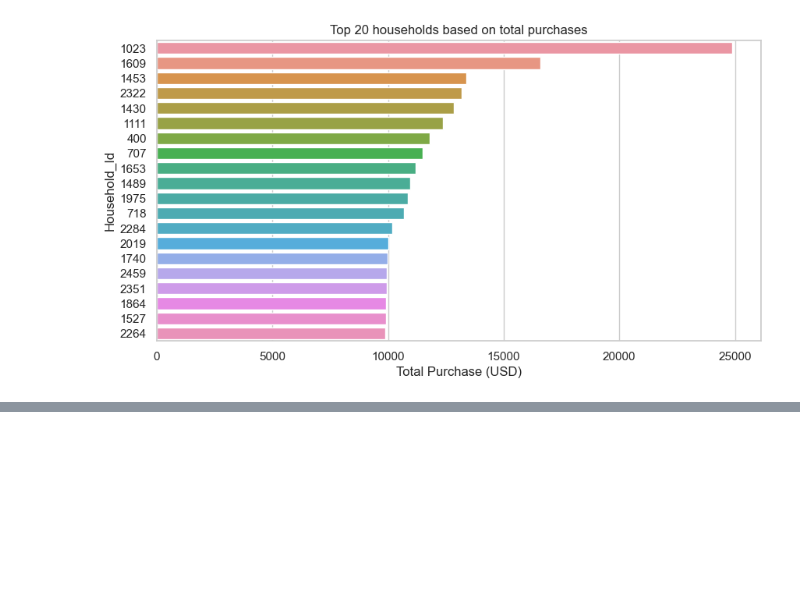
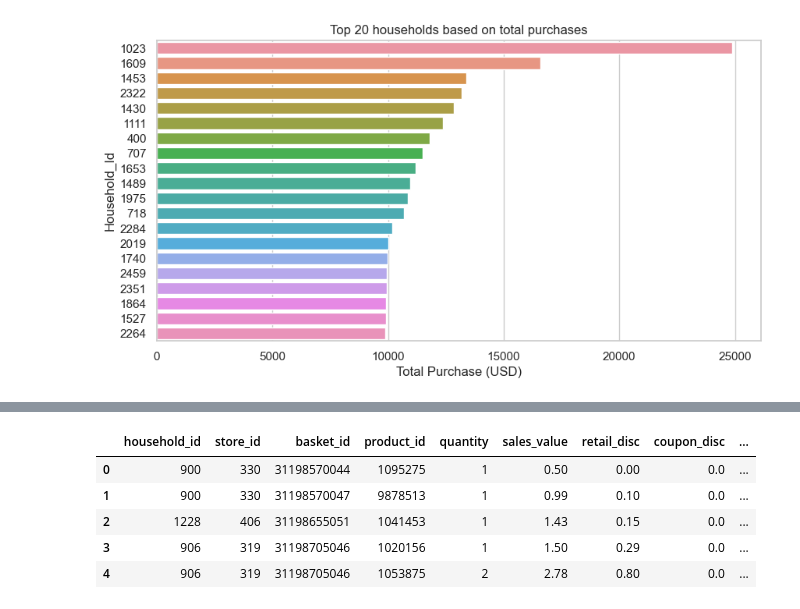
Before and after one commit to sriram333/DS-as-a-field-final-report---Kroger-data-analysis, a Jupyter notebook: final_project_report.ipynb, the cells around one changed output, grey strips where cells are left out. Cells and saved outputs as stored; diff of their text form; code cells hidden in the pictures; blank space fills up the shorter version.

```diff
--- a/final_project_report.ipynb
+++ b/final_project_report.ipynb
@@ -365,0 +318,11 @@ Requirement already satisfied: tornado>=6.2 in c:\users\srira\anaconda3\lib\site
+# %%
+#Campaign effectiveness - Impact of campaign on total purchases
+
+transactions.head()
+# %% [output]
+|  | household_id | store_id | basket_id | product_id | quantity | sales_value | retail_disc | coupon_disc | ... |
+| 0 | 900 | 330 | 31198570044 | 1095275 | 1 | 0.50 | 0.00 | 0.0 | ... |
+| 1 | 900 | 330 | 31198570047 | 9878513 | 1 | 0.99 | 0.10 | 0.0 | ... |
+| 2 | 1228 | 406 | 31198655051 | 1041453 | 1 | 1.43 | 0.15 | 0.0 | ... |
+| 3 | 906 | 319 | 31198705046 | 1020156 | 1 | 1.50 | 0.29 | 0.0 | ... |
+| 4 | 906 | 319 | 31198705046 | 1053875 | 2 | 2.78 | 0.80 | 0.0 | ... |
```
Also changed, not shown: parts of 15 cells of this notebook.
